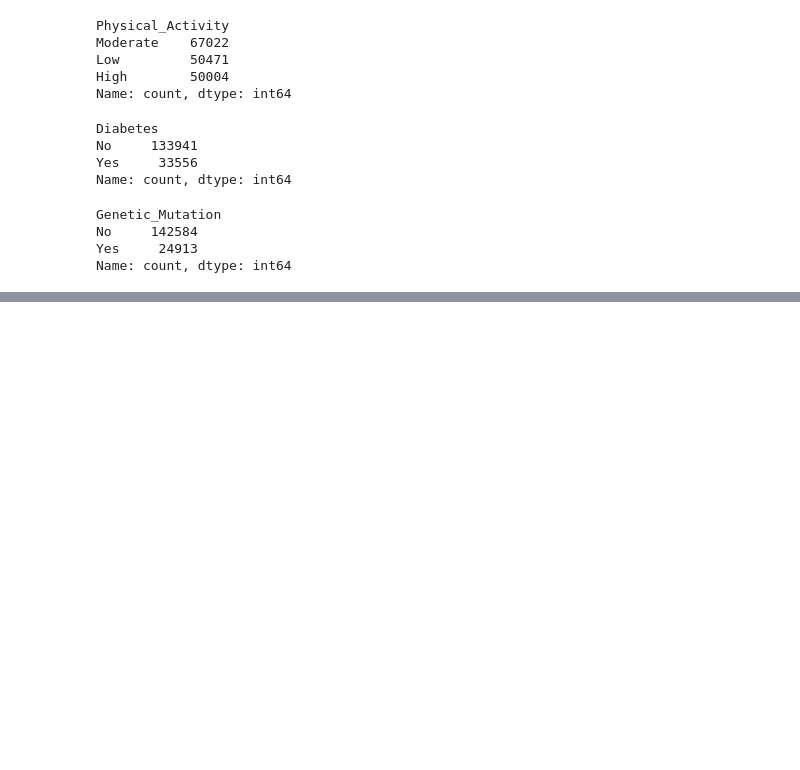
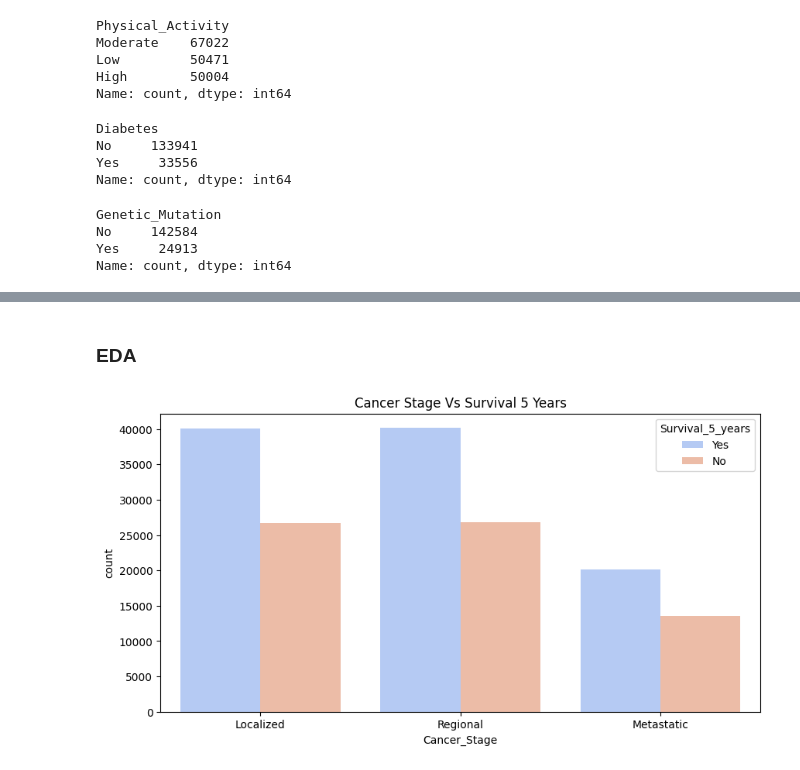
Before and after one commit to maskedwolf4/Colorectal-Cancer-Prediction, a Jupyter notebook: notebook/notebook.ipynb, the cells around one changed output, grey strips where cells are left out. Cells and saved outputs as stored; diff of their text form; code cells hidden in the pictures; blank space fills up the shorter version.

```diff
--- a/notebook/notebook.ipynb
+++ b/notebook/notebook.ipynb
@@ -5,7 +5,7 @@ import numpy as np
 import matplotlib.pyplot as plt
 import seaborn as sns
 # %%
-df = pd.read_csv("artifacts/raw/data.csv")
+df = pd.read_csv("/home/meet-wadekar/Desktop/projects/Colorectal-Cancer-Prediction/artifacts/raw/data.csv")
 df.head()
 # %% [output]
 |  | Patient_ID | Country | Age | Gender | Cancer_Stage | Tumor_Size_mm | Family_History | Smoking_History | ... |
@@ -141,0 +217,9 @@ Name: count, dtype: int64
+# %% [markdown]
+### EDA
+# %%
+plt.figure(figsize=(10,5))
+sns.countplot(x="Cancer_Stage", hue="Survival_5_years",data=df, palette="coolwarm")
+plt.title("Cancer Stage Vs Survival 5 Years")
+plt.show()
+# %% [output]
+[figure, added]
```
Also changed, not shown: parts of 37 cells of this notebook.
